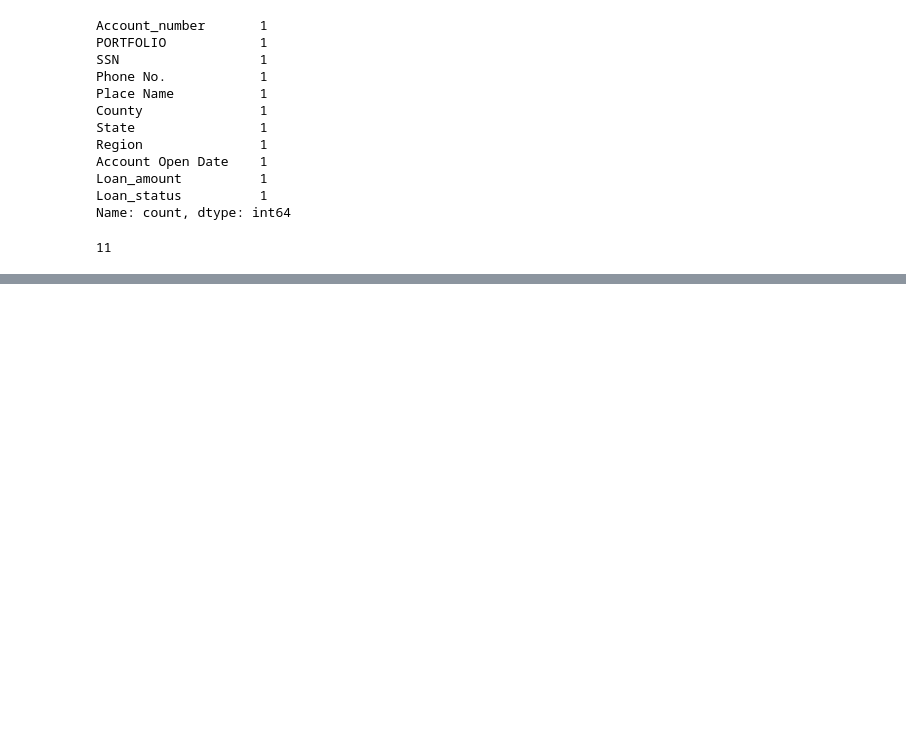
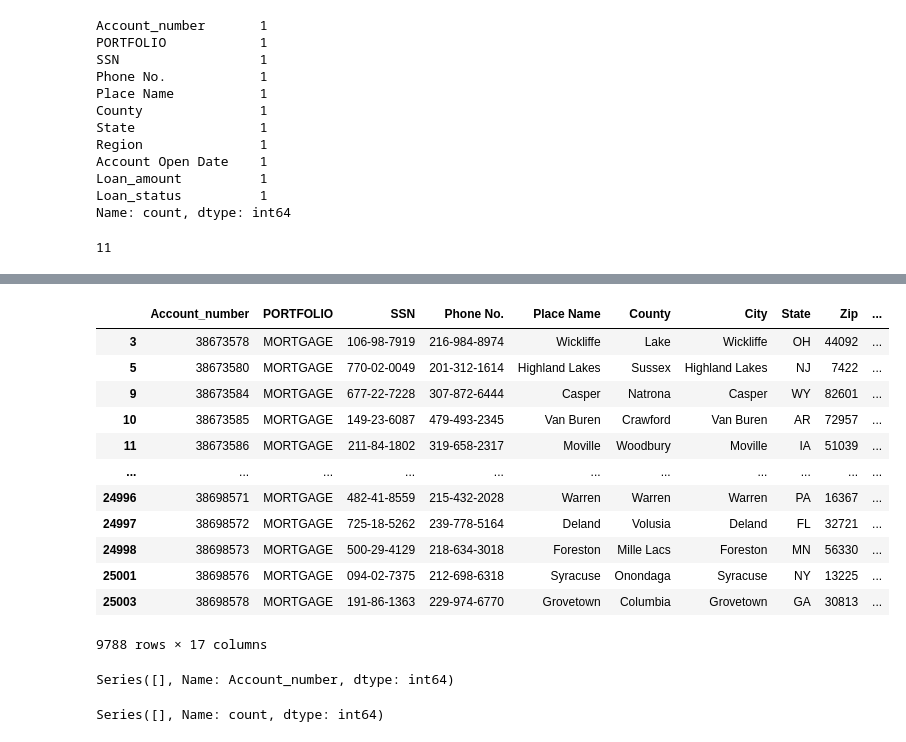
Before and after one commit to rramanswain2001/Python-code, a Jupyter notebook: data analysis with pandas.ipynb, the cells around one changed output, grey strips where cells are left out. Cells and saved outputs as stored; diff of their text form; code cells hidden in the pictures; blank space fills up the shorter version.

```diff
--- a/data analysis with pandas.ipynb
+++ b/data analysis with pandas.ipynb
@@ -1087,0 +1180,30 @@ med_2026_v4.columns.size
+# %%
+exclude = ['PERSONAL LOAN', 'CREDIT CARD']
+
+filtered_df = med_2026.loc[
+    ~med_2026['PORTFOLIO'].isin(exclude)
+]
+
+filtered_df
+# %% [output]
+|  | Account_number | PORTFOLIO | SSN | Phone No. | Place Name | County | City | State | Zip | ... |
+| 3 | 38673578 | MORTGAGE | 106-98-7919 | 216-984-8974 | Wickliffe | Lake | Wickliffe | OH | 44092 | ... |
+| 5 | 38673580 | MORTGAGE | 770-02-0049 | 201-312-1614 | Highland Lakes | Sussex | Highland Lakes | NJ | 7422 | ... |
+| 9 | 38673584 | MORTGAGE | 677-22-7228 | 307-872-6444 | Casper | Natrona | Casper | WY | 82601 | ... |
+| 10 | 38673585 | MORTGAGE | 149-23-6087 | 479-493-2345 | Van Buren | Crawford | Van Buren | AR | 72957 | ... |
+| 11 | 38673586 | MORTGAGE | 211-84-1802 | 319-658-2317 | Moville | Woodbury | Moville | IA | 51039 | ... |
+| ... | ... | ... | ... | ... | ... | ... | ... | ... | ... | ... |
+| 24996 | 38698571 | MORTGAGE | 482-41-8559 | 215-432-2028 | Warren | Warren | Warren | PA | 16367 | ... |
+| 24997 | 38698572 | MORTGAGE | 725-18-5262 | 239-778-5164 | Deland | Volusia | Deland | FL | 32721 | ... |
+| 24998 | 38698573 | MORTGAGE | 500-29-4129 | 218-634-3018 | Foreston | Mille Lacs | Foreston | MN | 56330 | ... |
+| 25001 | 38698576 | MORTGAGE | 094-02-7375 | 212-698-6318 | Syracuse | Onondaga | Syracuse | NY | 13225 | ... |
+| 25003 | 38698578 | MORTGAGE | 191-86-1363 | 229-974-6770 | Grovetown | Columbia | Grovetown | GA | 30813 | ... |
+9788 rows × 17 columns
+# %%
+print(cid)
+# %% [output]
+Series([], Name: Account_number, dtype: int64)
+# %%
+filtered_df['PORTFOLIO'].value_counts()
+# %% [output]
+Series([], Name: count, dtype: int64)
```
Also changed, not shown: parts of 9 cells of this notebook.
